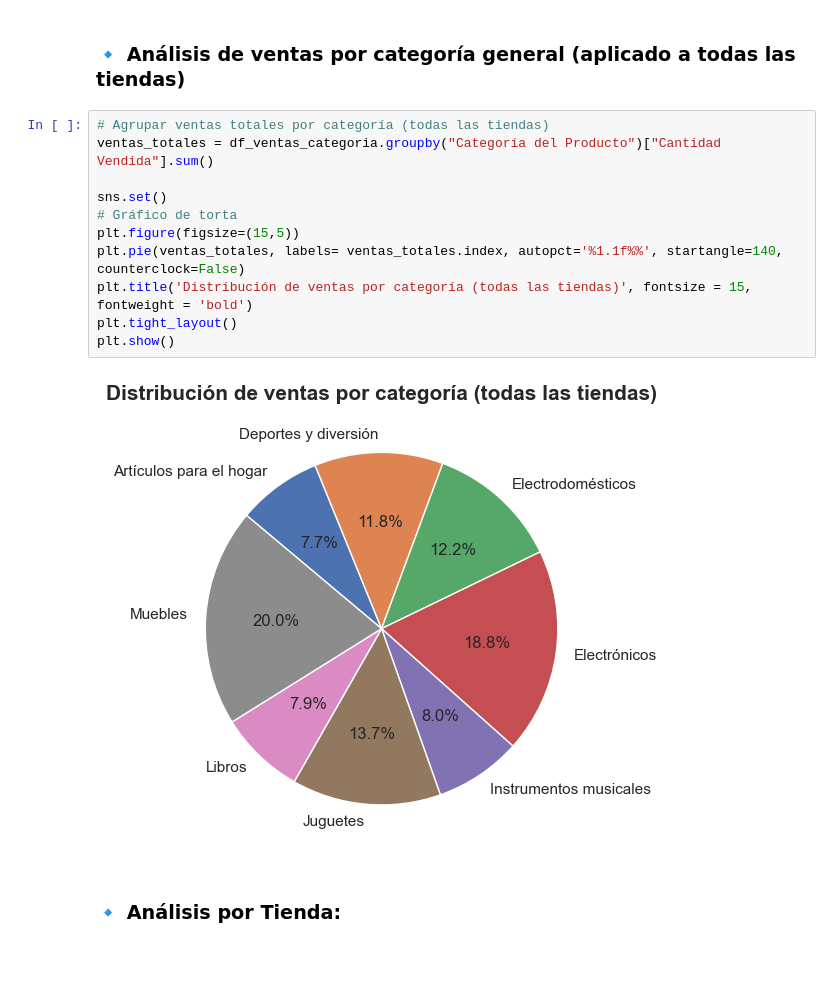
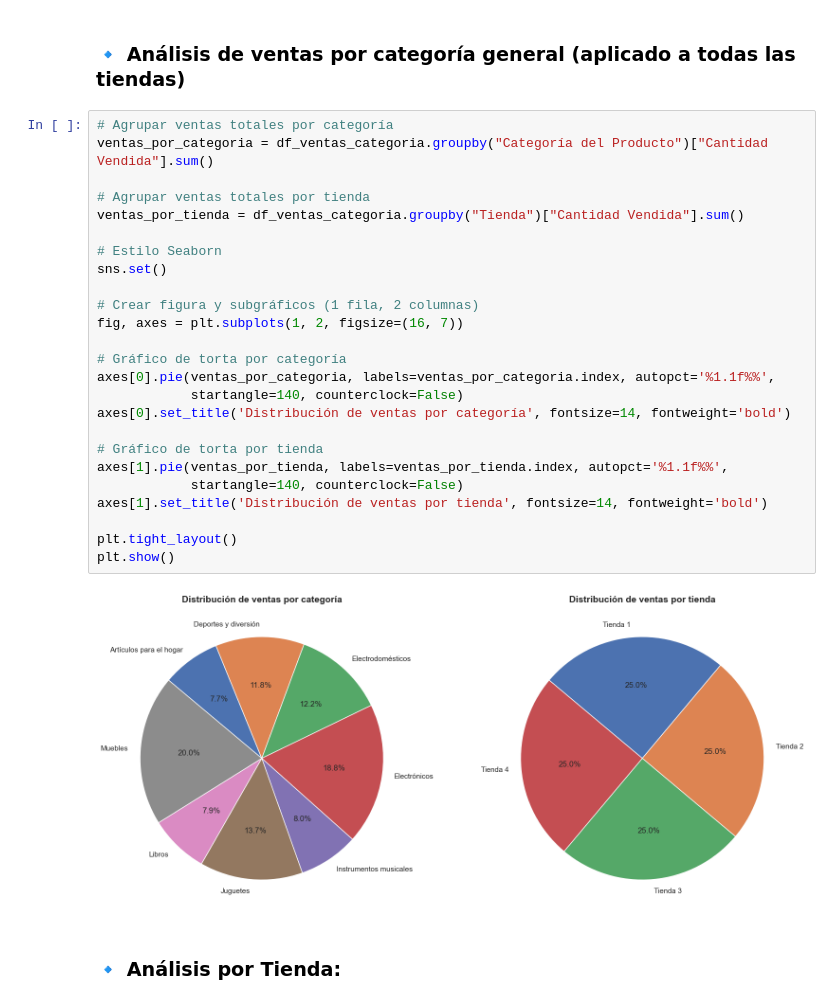
Before and after one commit to WLozanoH/Challenge1-Data-Science-AL, a Jupyter notebook: AluraStoreLatam.ipynb, the cells around one changed output. Drawn from its saved outputs; the diff is of its cells as text; blank space fills up the shorter version.

Commit message:
Informe final: Tienda menos eficiente

```diff
--- a/AluraStoreLatam.ipynb
+++ b/AluraStoreLatam.ipynb
@@ -401,18 +441,32 @@ plt.show()
 # %% [markdown]
 ### 🔹 Análisis de ventas por categoría general (aplicado a todas las tiendas)
 # %%
-# Agrupar ventas totales por categoría (todas las tiendas)
-ventas_totales = df_ventas_categoria.groupby("Categoría del Producto")["Cantidad Vendida"].sum()
+# Agrupar ventas totales por categoría
+ventas_por_categoria = df_ventas_categoria.groupby("Categoría del Producto")["Cantidad Vendida"].sum()
 
+# Agrupar ventas totales por tienda
+ventas_por_tienda = df_ventas_categoria.groupby("Tienda")["Cantidad Vendida"].sum()
+
+# Estilo Seaborn
 sns.set()
-# Gráfico de torta
-plt.figure(figsize=(15,5))
-plt.pie(ventas_totales, labels= ventas_totales.index, autopct='%1.1f%%', startangle=140, counterclock=False)
-plt.title('Distribución de ventas por categoría (todas las tiendas)', fontsize = 15, fontweight = 'bold')
+
+# Crear figura y subgráficos (1 fila, 2 columnas)
+fig, axes = plt.subplots(1, 2, figsize=(16, 7))
+
+# Gráfico de torta por categoría
+axes[0].pie(ventas_por_categoria, labels=ventas_por_categoria.index, autopct='%1.1f%%',
+            startangle=140, counterclock=False)
+axes[0].set_title('Distribución de ventas por categoría', fontsize=14, fontweight='bold')
+
+# Gráfico de torta por tienda
+axes[1].pie(ventas_por_tienda, labels=ventas_por_tienda.index, autopct='%1.1f%%',
+            startangle=140, counterclock=False)
+axes[1].set_title('Distribución de ventas por tienda', fontsize=14, fontweight='bold')
+
 plt.tight_layout()
 plt.show()
 # %% [output]
-[figure, old version]
+[figure, new version]
 # %% [markdown]
 ### 🔹 Análisis por Tienda:
 # %%
```
Also changed, not shown: parts of 6 cells of this notebook.
